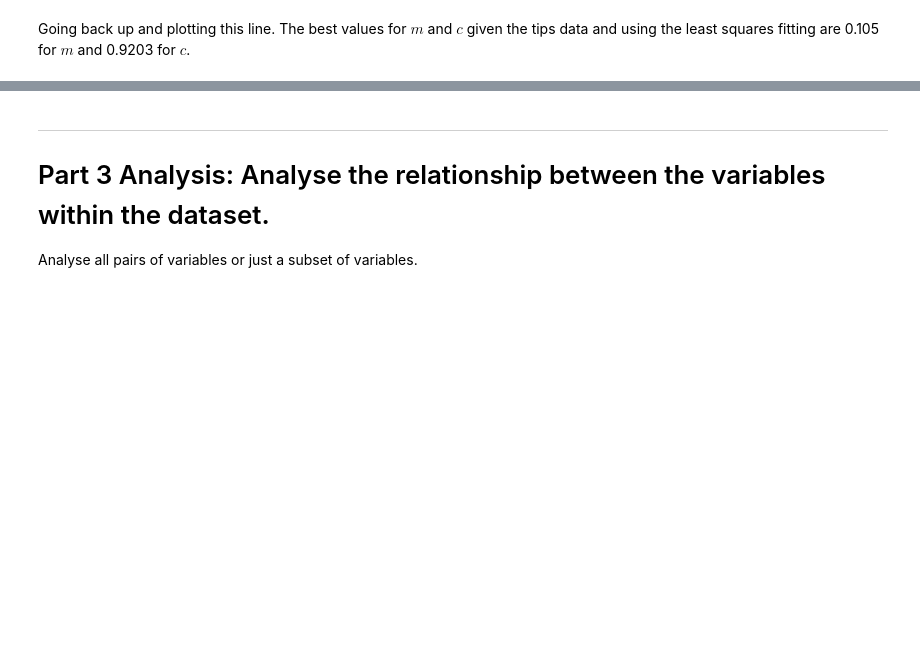
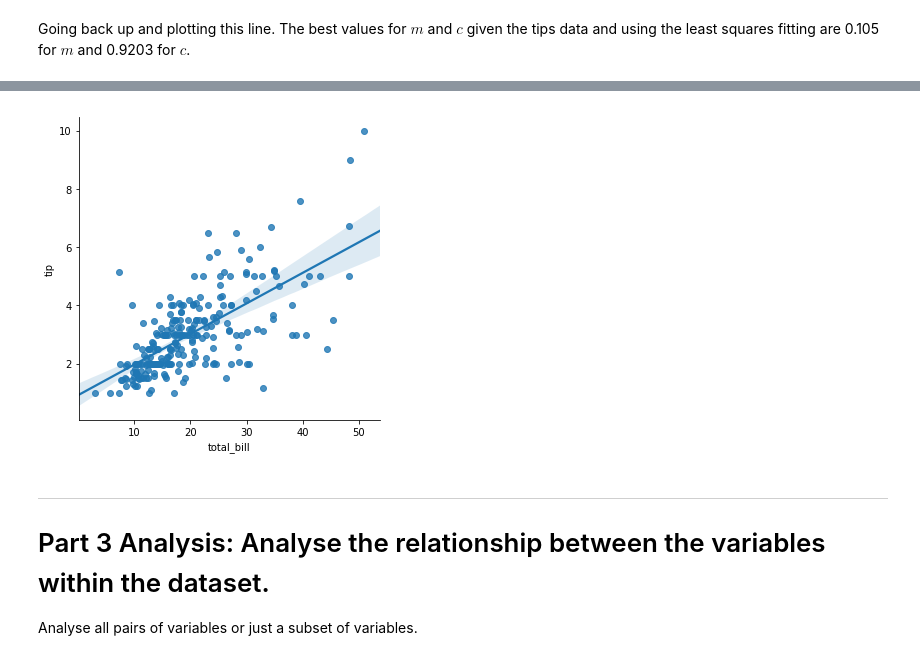
Before and after one commit to angela1C/Fundamentals-of-Data-Analysis-Project-2019, a Jupyter notebook: tips-project.ipynb, the cells around one changed output, grey strips where cells are left out. Saved outputs shown, nothing was run; the diff lists cells and outputs as text; code cells hidden in the pictures; blank space fills up the shorter version.

```diff
--- a/tips-project.ipynb
+++ b/tips-project.ipynb
@@ -1090,3 +1140,7 @@ plt.show()
+# %%
+sns.lmplot(x="total_bill", y="tip", data=df);
+# %% [output]
+[figure, added]
 # %% [markdown]
 ***
 # Part 3 Analysis: Analyse the relationship between the variables within the dataset.
```
Also changed, not shown: parts of 28 cells of this notebook, 1 other file.
